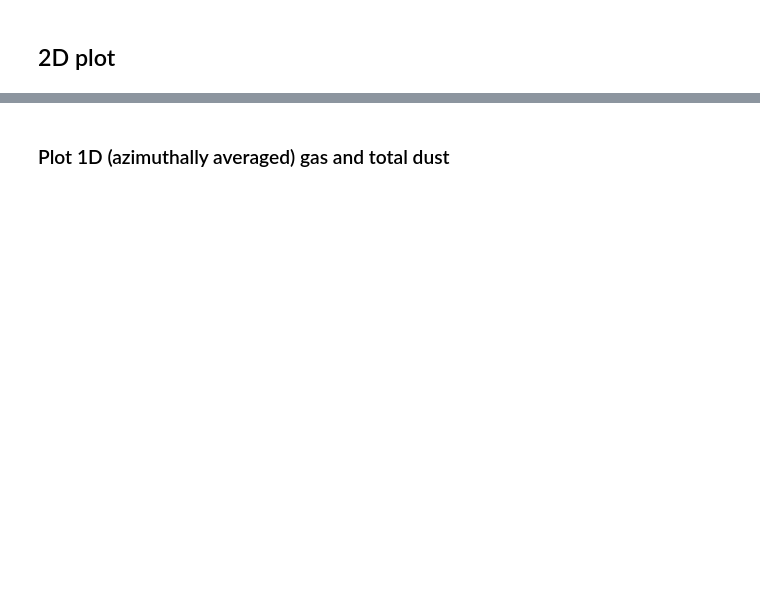
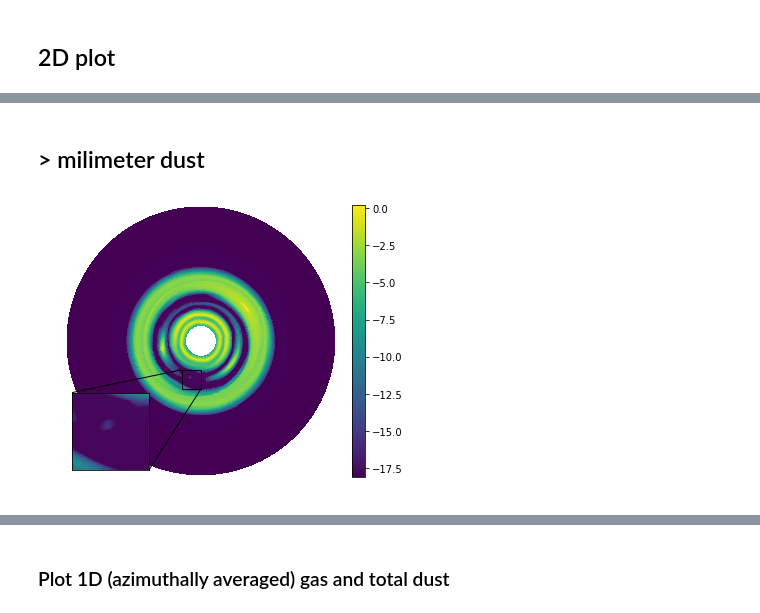
Before and after one commit to birnstiel/pylacompass, a Jupyter notebook: read_2D_data.ipynb, the cells around one changed output, grey strips where cells are left out. Cells and saved outputs as stored; diff of their text form; code cells hidden in the pictures; blank space fills up the shorter version.

```diff
--- a/read_2D_data.ipynb
+++ b/read_2D_data.ipynb
@@ -48,0 +58,10 @@ f.savefig('xy.pdf')
+# %% [markdown]
+## > milimeter dust
+# %%
+ia = d.a.searchsorted(.3)
+f1 = twod_plot(d, d.sigma_d[:,:,ia:].sum(-1), zoom=4, region=[-0.5,0.0,-1.25,-0.75])
+ax = f1.get_axes()[0]
+ax.set_axis_off()
+f1.savefig('xy_mm.pdf', facecolor='none', transparent=True, dpi=300)
+# %% [output]
+[figure, added]
```
Also changed, not shown: parts of 15 cells of this notebook, 1 other file.
